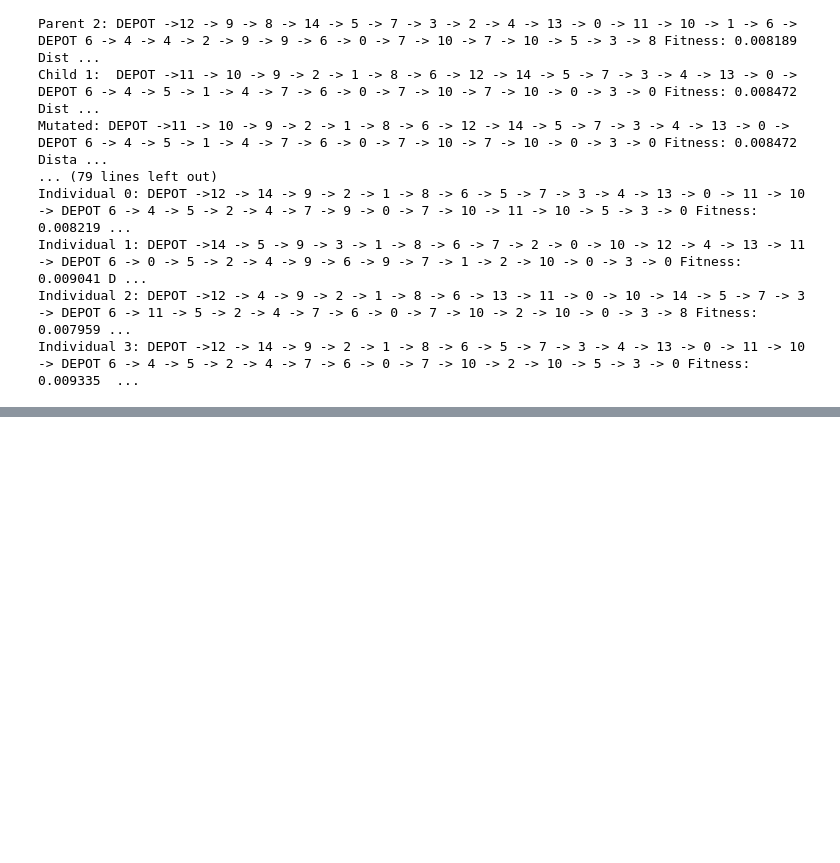
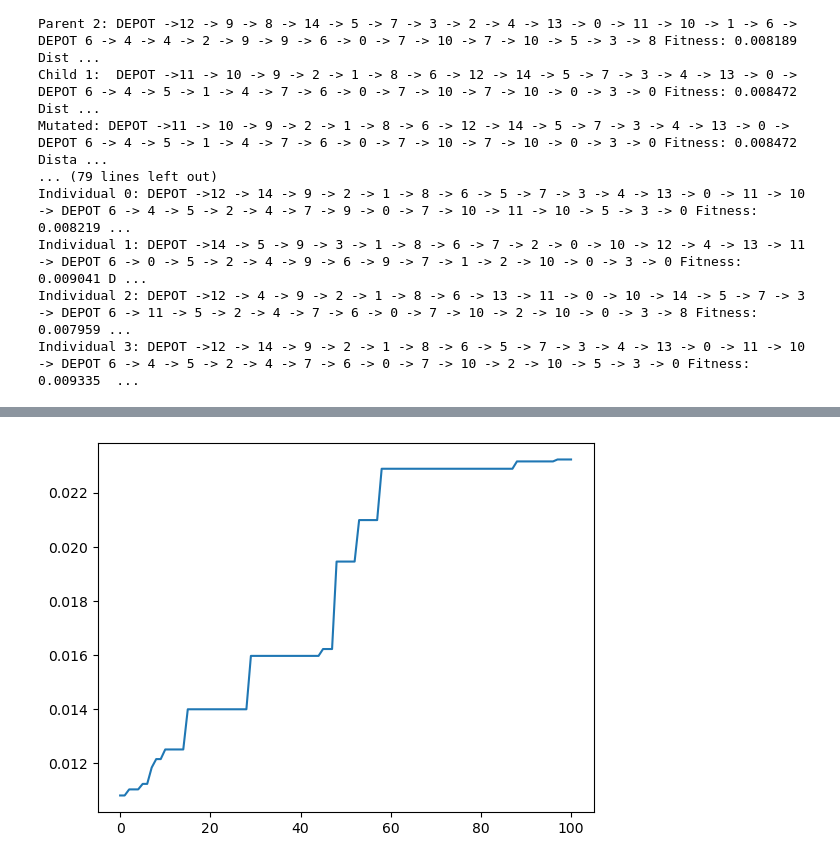
Before and after one commit to emibk/ACIT4610-1-Assignment-1, a Jupyter notebook: Assignment1.ipynb, the cells around one changed output, grey strips where cells are left out. Saved outputs shown, nothing was run; the diff lists cells and outputs as text; code cells hidden in the pictures; blank space fills up the shorter version.

```diff
--- a/Assignment1.ipynb
+++ b/Assignment1.ipynb
@@ -530,0 +600,74 @@ if __name__ == "__main__":
+# %%
+
+
+# ALGORITHM WITH PARENT SELECTION + ELITISM
+
+def roulette_pick(population):
+    pop_fitness = [fitness(p)[1] for p in population]
+    total_fit = np.sum(pop_fitness)
+    prob = [fit/total_fit for fit in pop_fitness]
+    selected = random.choices(population, weights = prob, k=2)
+    return selected
+
+
+
+def genetic_algorithm3():
+    """
+    Runs the genetic algorithm for the Traveling Salesman Problem.
+
+    This function initializes a population, evolves it over several generations,
+    and prints the state of the population at each step.
+    """
+    population = [create_individual() for _ in range(POP_SIZE)]
+    best_fitness = []
+    fitness_init = [fitness(p)[1] for p in population]
+
+    best_fit = [np.max(fitness_init)]
+
+
+
+    for generation in range(GEN):
+
+
+        new_population = []
+
+        for i in range(0, POP_SIZE, 2):
+            #parents = random.sample(population, 2)
+            parents = roulette_pick(population)
+            child1, child2 = crossover(parents[0], parents[1])
+
+
+            mutated_child1 = mutate(child1)
+
+            new_population.extend([mutated_child1, mutate(child2)])
+
+
+
+
+        # keep top 2 parents
+        fitnesses = [fitness(p)[1] for p in population]
+        sorted_fitnesses = sorted(fitnesses, reverse = "True")
+        pop_top2 = [population[fitnesses.index(sorted_fitnesses[i])] for i in range(2)]
+        new_gen = pop_top2
+
+        # fill the rest of the population with fittest children
+        children_fitnesses = [fitness(c)[1] for c in new_population]
+        sorted_children_fit = sorted(children_fitnesses, reverse = "True")
+        for i in range(len(population)-2):
+            new_gen.append(new_population[children_fitnesses.index(sorted_children_fit[i])])
+
+        population = new_gen
+
+
+        fits = [fitness(p)[1] for p in population]
+
+
+        best_fit.append(np.max(fits))
+
+    return best_fit
+
+if __name__ == "__main__":
+    fit = genetic_algorithm3()
+    plt.plot(fit)
+# %% [output]
+[figure, added]
```
Also changed, not shown: parts of 2 cells of this notebook.
